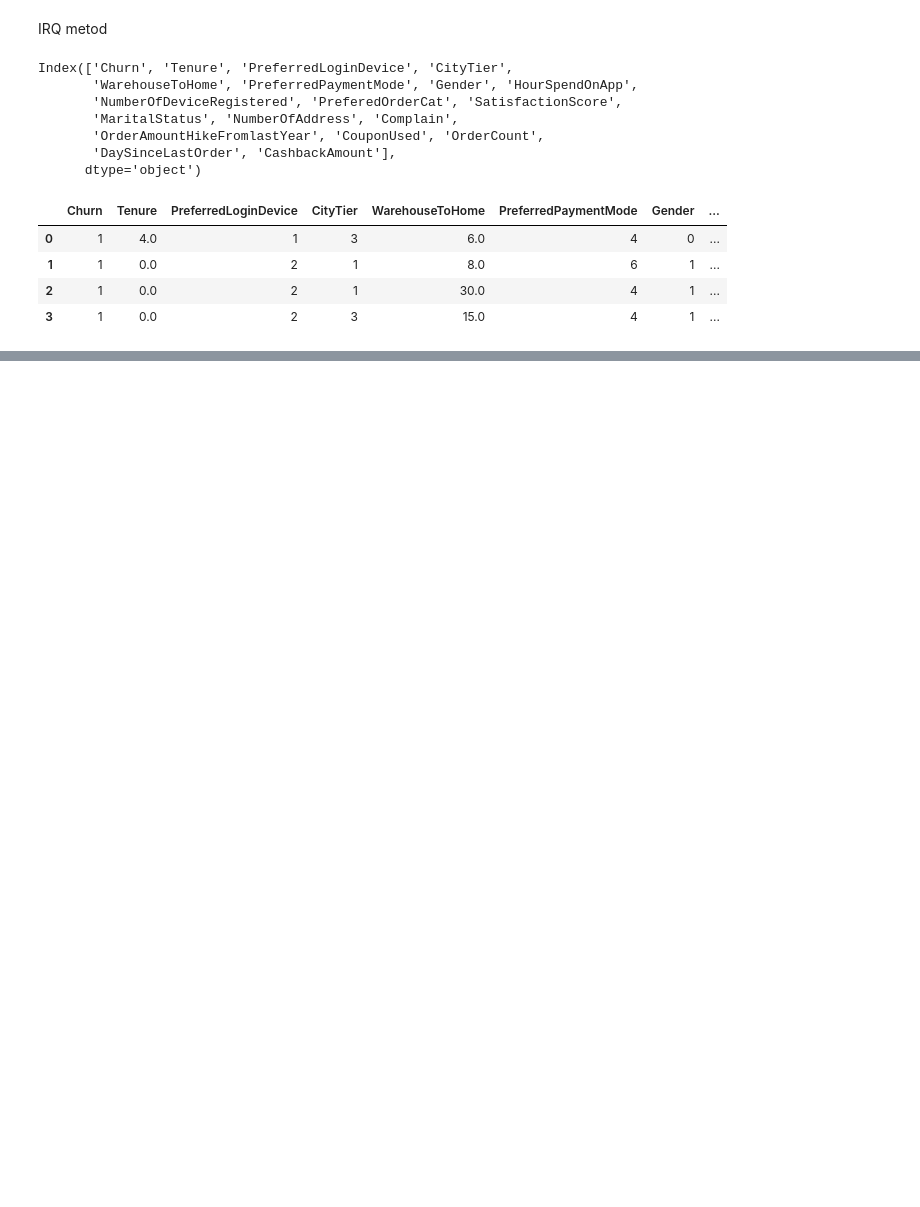
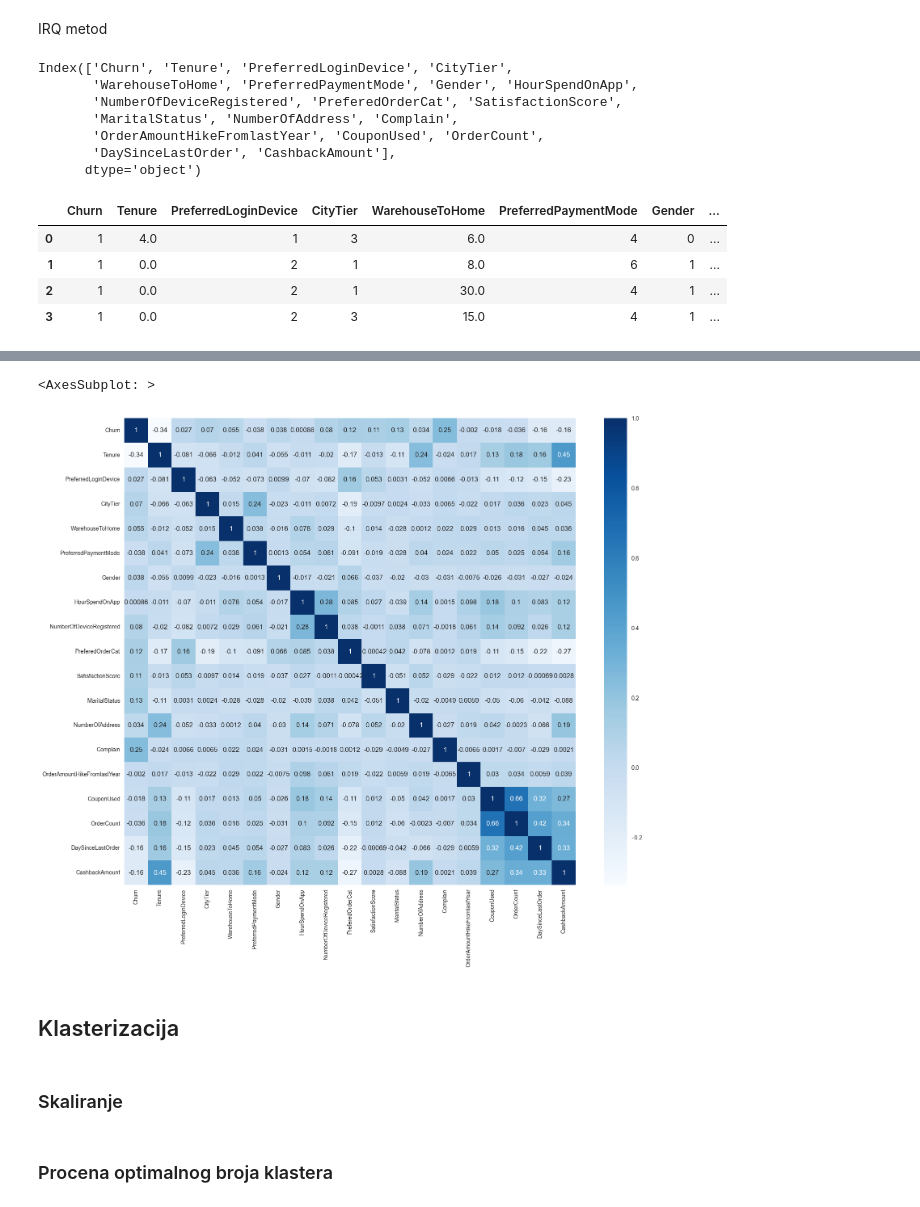
Before and after one commit to TeodoraSekulic/MASINSKO-projekat2, a Jupyter notebook: p2.ipynb, the cells around one changed output, grey strips where cells are left out. Cells and saved outputs as stored; diff of their text form; code cells hidden in the pictures; blank space fills up the shorter version.

Commit message:
Dodata klasterizacija

```diff
--- a/p2.ipynb
+++ b/p2.ipynb
@@ -318,0 +340,10 @@ plt.show()
+# %%
+plt.figure(figsize = (18,15))
+sns.heatmap(df.corr() , annot = True , cmap = 'Blues')
+# %% [output]
+<AxesSubplot: >
+[figure, added]
+# %% [markdown]
+## Klasterizacija
+# %% [markdown]
+### Skaliranje
@@ -318,0 +357,2 @@ plt.show()
+# %% [markdown]
+### Procena optimalnog broja klastera
```
Also changed, not shown: parts of 29 cells of this notebook.
